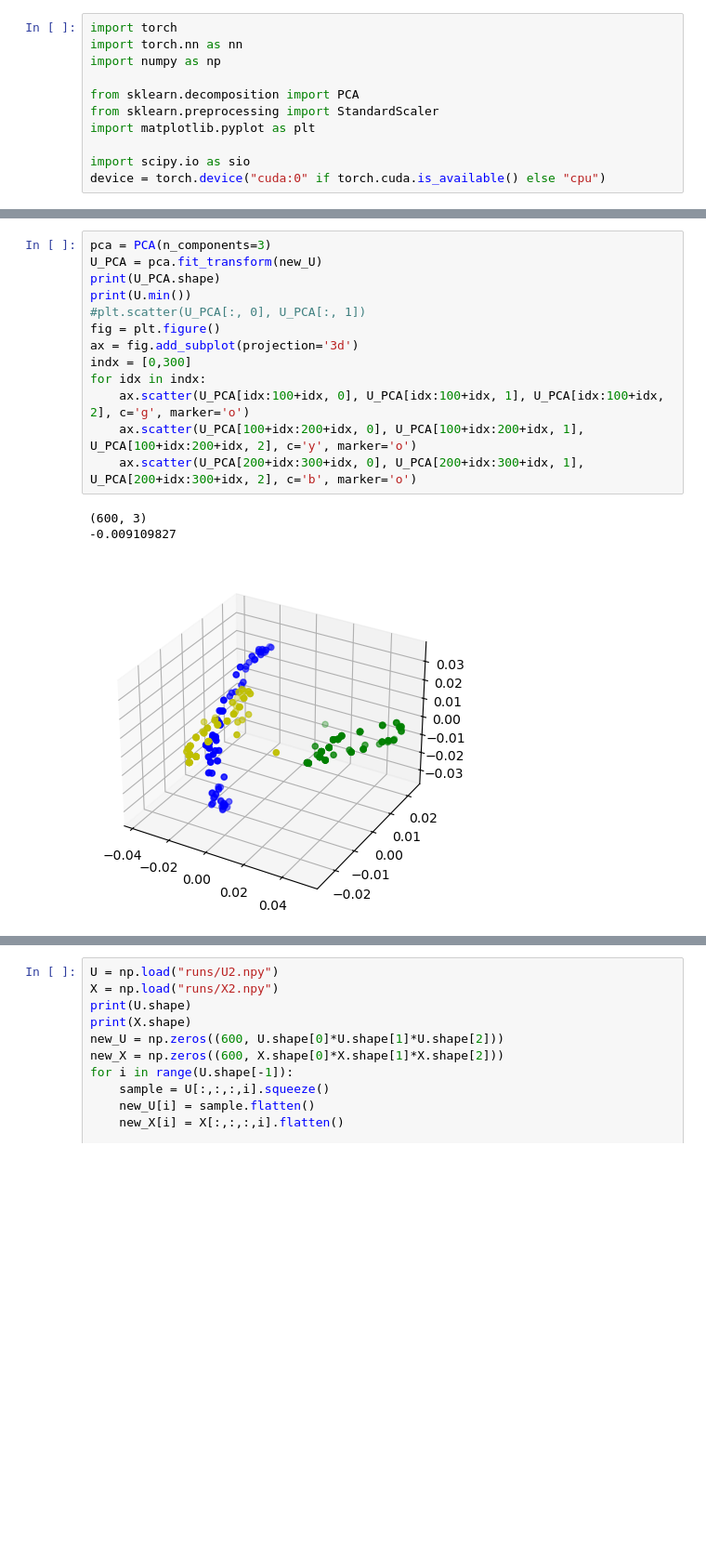
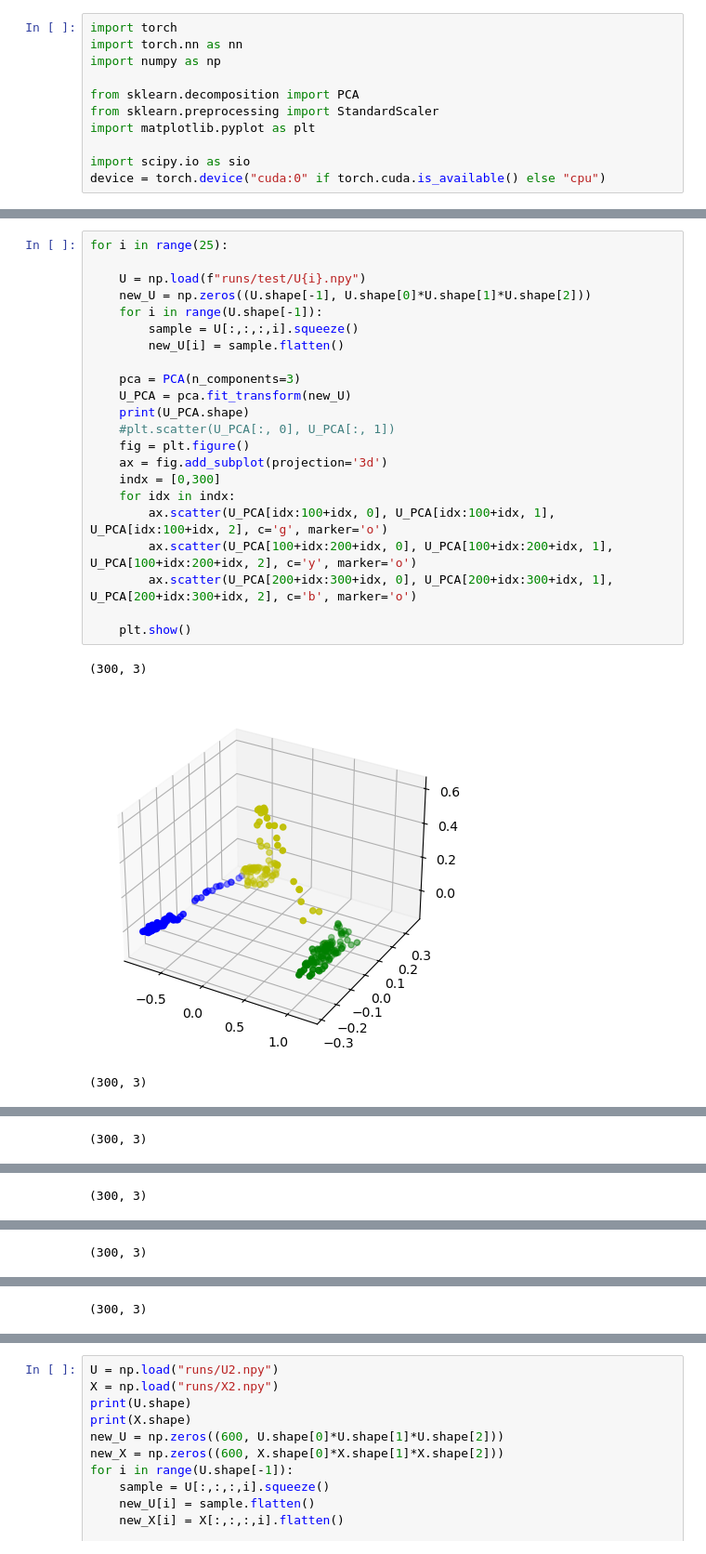
Before and after one commit to chrisdcs/DPCN, a Jupyter notebook: test.ipynb, the cells around one changed output, grey strips where cells are left out. Shown at 93% size. Saved outputs shown, nothing was run; the diff lists cells and outputs as text; blank space fills up the shorter version.

```diff
--- a/test.ipynb
+++ b/test.ipynb
@@ -60,17 +59,26 @@ print(new_X[0])
 # %%
-pca = PCA(n_components=3)
-U_PCA = pca.fit_transform(new_U)
-print(U_PCA.shape)
-print(U.min())
-#plt.scatter(U_PCA[:, 0], U_PCA[:, 1])
-fig = plt.figure()
-ax = fig.add_subplot(projection='3d')
-indx = [0,300]
-for idx in indx:
-    ax.scatter(U_PCA[idx:100+idx, 0], U_PCA[idx:100+idx, 1], U_PCA[idx:100+idx, 2], c='g', marker='o')
-    ax.scatter(U_PCA[100+idx:200+idx, 0], U_PCA[100+idx:200+idx, 1], U_PCA[100+idx:200+idx, 2], c='y', marker='o')
-    ax.scatter(U_PCA[200+idx:300+idx, 0], U_PCA[200+idx:300+idx, 1], U_PCA[200+idx:300+idx, 2], c='b', marker='o')
+for i in range(25):
+
+    U = np.load(f"runs/test/U{i}.npy")
+    new_U = np.zeros((U.shape[-1], U.shape[0]*U.shape[1]*U.shape[2]))
+    for i in range(U.shape[-1]):
+        sample = U[:,:,:,i].squeeze()
+        new_U[i] = sample.flatten()
+
+    pca = PCA(n_components=3)
+    U_PCA = pca.fit_transform(new_U)
+    print(U_PCA.shape)
+    #plt.scatter(U_PCA[:, 0], U_PCA[:, 1])
+    fig = plt.figure()
+    ax = fig.add_subplot(projection='3d')
+    indx = [0,300]
+    for idx in indx:
+        ax.scatter(U_PCA[idx:100+idx, 0], U_PCA[idx:100+idx, 1], U_PCA[idx:100+idx, 2], c='g', marker='o')
+        ax.scatter(U_PCA[100+idx:200+idx, 0], U_PCA[100+idx:200+idx, 1], U_PCA[100+idx:200+idx, 2], c='y', marker='o')
+        ax.scatter(U_PCA[200+idx:300+idx, 0], U_PCA[200+idx:300+idx, 1], U_PCA[200+idx:300+idx, 2], c='b', marker='o')
+
+    plt.show()
 # %% [output]
-(600, 3)
--0.009109827
+(300, 3)
-[figure, old version]
+[figure, new version]
+(300, 3)
@@ -76,0 +86 @@ for idx in indx:
+(300, 3)
@@ -76,0 +88 @@ for idx in indx:
+(300, 3)
@@ -76,0 +90 @@ for idx in indx:
+(300, 3)
@@ -76,0 +92 @@ for idx in indx:
+(300, 3)
```
Also changed, not shown: parts of 3 cells of this notebook, 1 other file.
